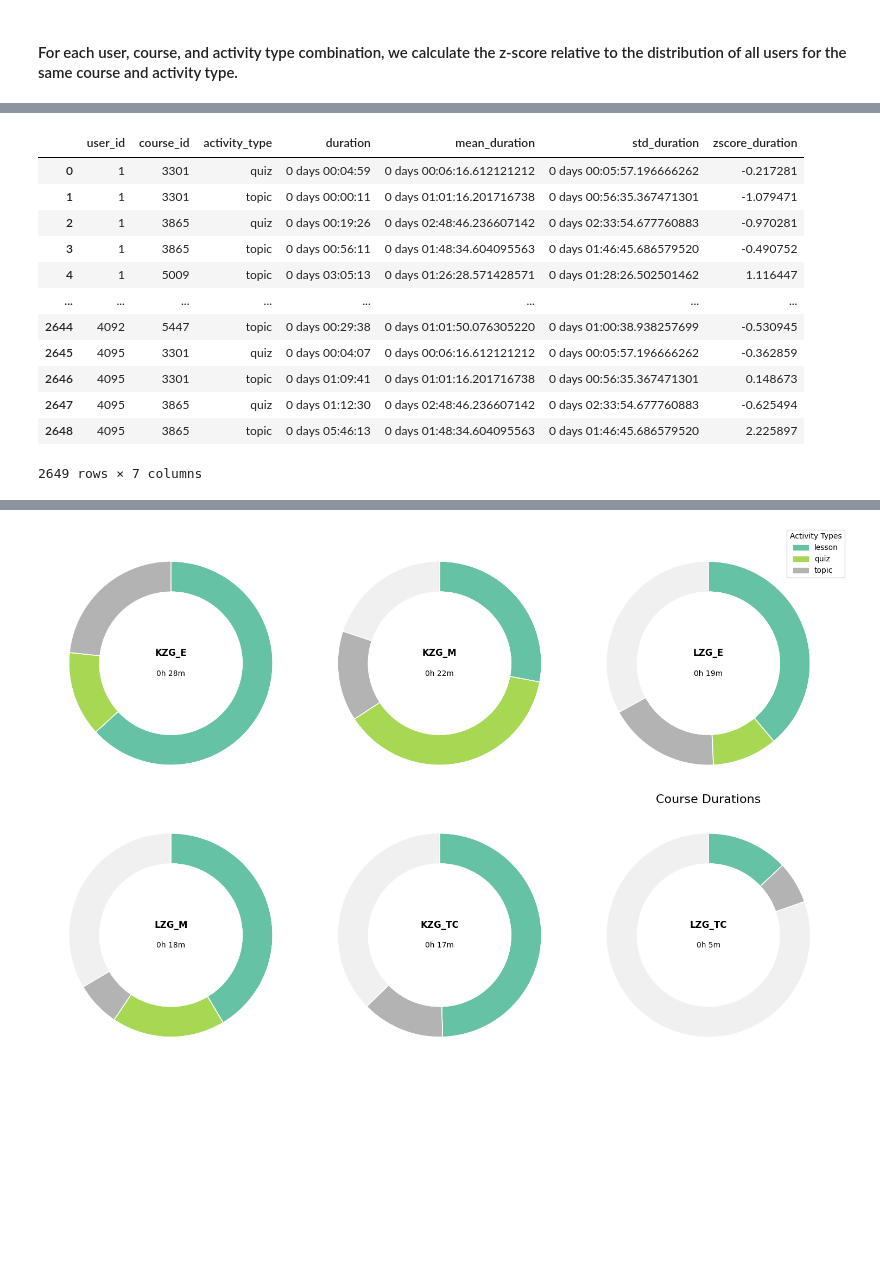
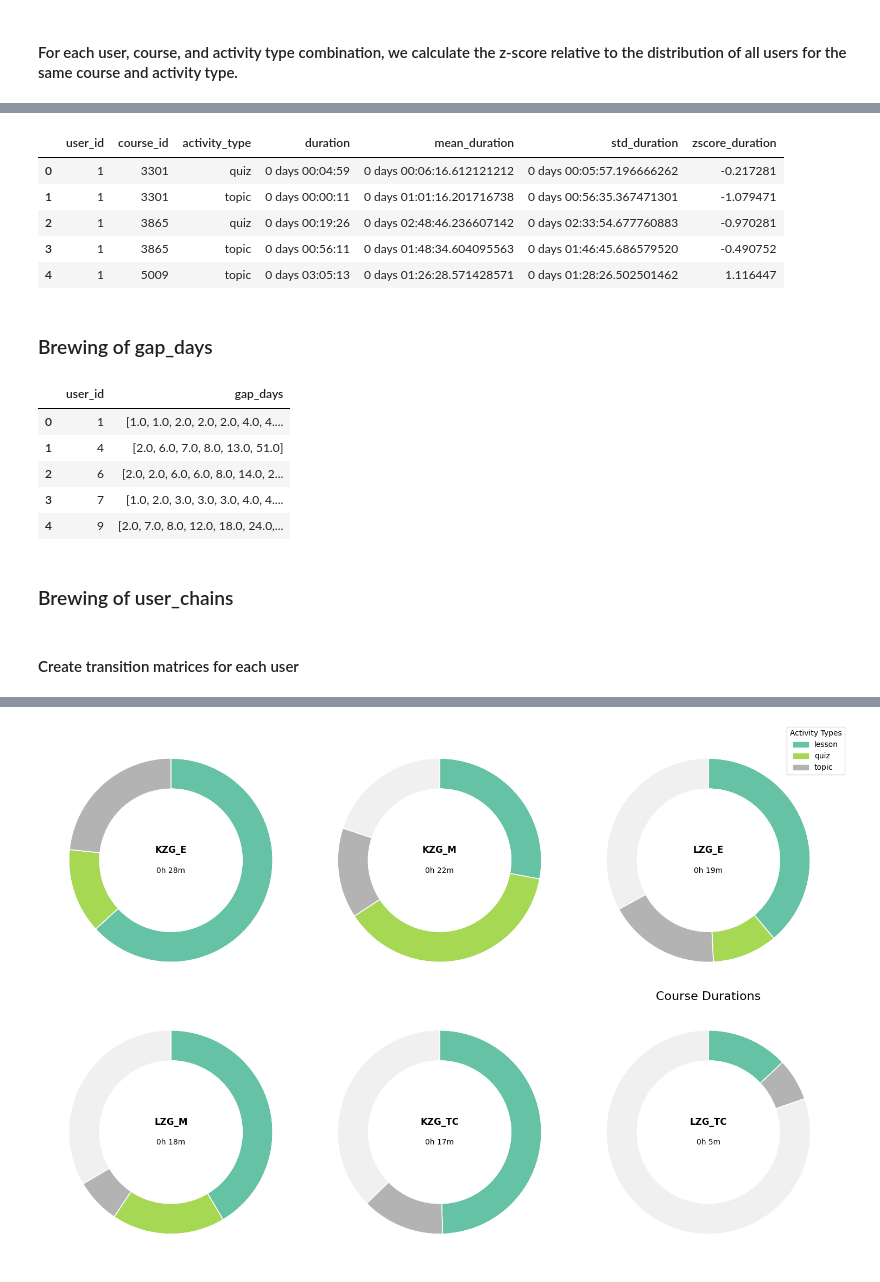
Before and after one commit to malenraychev/BigMMMBehaviour, a Jupyter notebook: markov_clean.ipynb, the cells around one changed output, grey strips where cells are left out. Cells and saved outputs as stored; diff of their text form; code cells hidden in the pictures; blank space fills up the shorter version.

```diff
--- a/markov_clean.ipynb
+++ b/markov_clean.ipynb
@@ -170,15 +133,19 @@ print(course_median_duration)
 # %%
-def compute_zduration(df, user_agg='sum'):
+def compute_zduration(df_in, user_agg='sum'):
     """
     Compute z-score normalized duration for each user per (course_id, activity_type) pair.
 
     Parameters:
-        df: pd.DataFrame with columns: user_id, course_id, activity_type, duration
+        df_in: pd.DataFrame with columns: user_id, course_id, activity_type, duration
         user_agg: str, 'sum' or 'mean'
 
     Returns:
         pd.DataFrame with: user_id, course_id, activity_type, duration, mean_duration, std_duration, zscore_duration
     """
+
+    # 0. Copy as to not modify the input dataframe
+    df = df_in.copy(deep=True)
+
     # 1. Aggregate per user per (course_id, activity_type)
     user_activity = (
         df.groupby(['user_id', 'course_id', 'activity_type'], as_index=False)
@@ -202,18 +169,13 @@ def compute_zduration(df, user_agg='sum'):
 # %%
 zduration_sum = compute_zduration(activities, 'sum')
 # %%
-zduration_sum
+zduration_sum.head()
 # %% [output]
 |  | user_id | course_id | activity_type | duration | mean_duration | std_duration | zscore_duration |
 | 0 | 1 | 3301 | quiz | 0 days 00:04:59 | 0 days 00:06:16.612121212 | 0 days 00:05:57.196666262 | -0.217281 |
 | 1 | 1 | 3301 | topic | 0 days 00:00:11 | 0 days 01:01:16.201716738 | 0 days 00:56:35.367471301 | -1.079471 |
 | 2 | 1 | 3865 | quiz | 0 days 00:19:26 | 0 days 02:48:46.236607142 | 0 days 02:33:54.677760883 | -0.970281 |
 | 3 | 1 | 3865 | topic | 0 days 00:56:11 | 0 days 01:48:34.604095563 | 0 days 01:46:45.686579520 | -0.490752 |
 | 4 | 1 | 5009 | topic | 0 days 03:05:13 | 0 days 01:26:28.571428571 | 0 days 01:28:26.502501462 | 1.116447 |
-| ... | ... | ... | ... | ... | ... | ... | ... |
-| 2644 | 4092 | 5447 | topic | 0 days 00:29:38 | 0 days 01:01:50.076305220 | 0 days 01:00:38.938257699 | -0.530945 |
-| 2645 | 4095 | 3301 | quiz | 0 days 00:04:07 | 0 days 00:06:16.612121212 | 0 days 00:05:57.196666262 | -0.362859 |
-| 2646 | 4095 | 3301 | topic | 0 days 01:09:41 | 0 days 01:01:16.201716738 | 0 days 00:56:35.367471301 | 0.148673 |
-| 2647 | 4095 | 3865 | quiz | 0 days 01:12:30 | 0 days 02:48:46.236607142 | 0 days 02:33:54.677760883 | -0.625494 |
-| 2648 | 4095 | 3865 | topic | 0 days 05:46:13 | 0 days 01:48:34.604095563 | 0 days 01:46:45.686579520 | 2.225897 |
-2649 rows × 7 columns
+# %% [markdown]
+### Brewing of gap_days
@@ -219,0 +213,13 @@ zduration_sum
+# %%
+gap_days.head()
+# %% [output]
+|  | user_id | gap_days |
+| 0 | 1 | [1.0, 1.0, 2.0, 2.0, 2.0, 4.0, 4.... |
+| 1 | 4 | [2.0, 6.0, 7.0, 8.0, 13.0, 51.0] |
+| 2 | 6 | [2.0, 2.0, 6.0, 6.0, 8.0, 14.0, 2... |
+| 3 | 7 | [1.0, 2.0, 3.0, 3.0, 3.0, 4.0, 4.... |
+| 4 | 9 | [2.0, 7.0, 8.0, 12.0, 18.0, 24.0,... |
+# %% [markdown]
+### Brewing of user_chains
+# %% [markdown]
+#### Create transition matrices for each user
```
Also changed, not shown: parts of 23 cells of this notebook.
